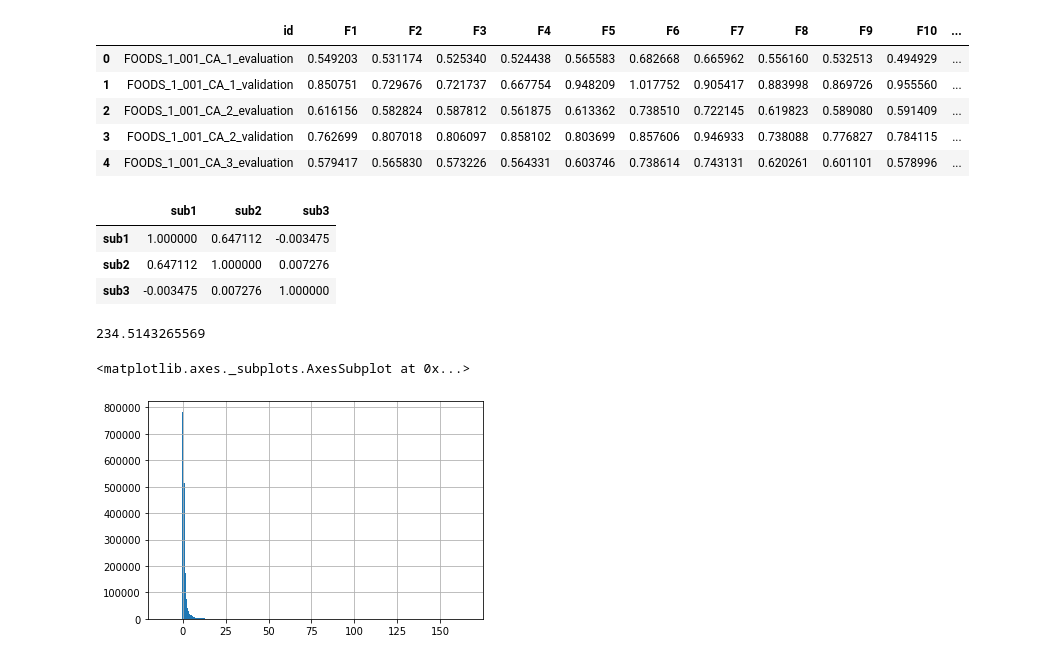
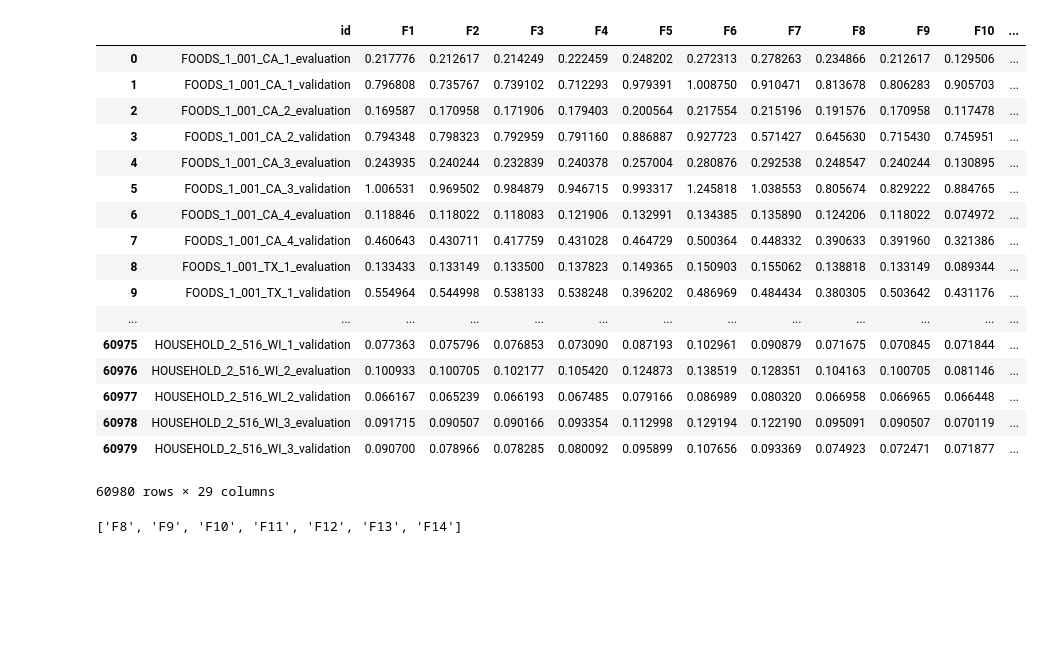
Before and after one commit to MitsuruFujiwara/M5-Forecasting-Accuracy, a Jupyter notebook: src/903_blending.ipynb, the cells around one changed output. Cells and saved outputs as stored; diff of their text form; code cells hidden in the pictures; blank space fills up the shorter version.

```diff
--- a/src/903_blending.ipynb
+++ b/src/903_blending.ipynb
@@ -6,6 +6,6 @@ pd.set_option('display.max_columns', 100)
 
 %matplotlib inline
 # %%
-sub1 = pd.read_csv('../input/sub_058724.csv',index_col=0)
-sub2 = pd.read_csv('../input/sub_057330.csv',index_col=0)
-sub3 = pd.read_csv('../input/sub_060016.csv',index_col=0)
+sub1 = pd.read_csv('../input/sub_058724.csv')
+sub2 = pd.read_csv('../input/sub_057330.csv')
+sub3 = pd.read_csv('../input/sub_060016.csv')
@@ -14,10 +11,0 @@ sub = 0.5*sub1 + 0.5*sub2
-# %%
-sub.reset_index(inplace=True)
-sub.head()
-# %% [output]
-|  | id | F1 | F2 | F3 | F4 | F5 | F6 | F7 | F8 | F9 | F10 | ... |
-| 0 | FOODS_1_001_CA_1_evaluation | 0.549203 | 0.531174 | 0.525340 | 0.524438 | 0.565583 | 0.682668 | 0.665962 | 0.556160 | 0.532513 | 0.494929 | ... |
-| 1 | FOODS_1_001_CA_1_validation | 0.850751 | 0.729676 | 0.721737 | 0.667754 | 0.948209 | 1.017752 | 0.905417 | 0.883998 | 0.869726 | 0.955560 | ... |
-| 2 | FOODS_1_001_CA_2_evaluation | 0.616156 | 0.582824 | 0.587812 | 0.561875 | 0.613362 | 0.738510 | 0.722145 | 0.619823 | 0.589080 | 0.591409 | ... |
-| 3 | FOODS_1_001_CA_2_validation | 0.762699 | 0.807018 | 0.806097 | 0.858102 | 0.803699 | 0.857606 | 0.946933 | 0.738088 | 0.776827 | 0.784115 | ... |
-| 4 | FOODS_1_001_CA_3_evaluation | 0.579417 | 0.565830 | 0.573226 | 0.564331 | 0.603746 | 0.738614 | 0.743131 | 0.620261 | 0.601101 | 0.578996 | ... |
@@ -26,4 +11,0 @@ sub.to_csv('../output/sub_blend.csv',index=False)
-# %%
-sub1=pd.melt(sub1,value_name='sub1')
-sub2=pd.melt(sub2,value_name='sub2')
-sub3=pd.melt(sub3,value_name='sub3')
@@ -32,16 +12,25 @@ sub = pd.concat([sub1,sub2,sub3],axis=1)
-# %%
-sub[['sub1','sub2','sub3']].corr()
-# %% [output]
-|  | sub1 | sub2 | sub3 |
-| sub1 | 1.000000 | 0.647112 | -0.003475 |
-| sub2 | 0.647112 | 1.000000 | 0.007276 |
-| sub3 | -0.003475 | 0.007276 | 1.000000 |
 # %%
-sub1.sub1.max()
+sub1
 # %% [output]
+|  | id | F1 | F2 | F3 | F4 | F5 | F6 | F7 | F8 | F9 | F10 | ... |
+| 0 | FOODS_1_001_CA_1_evaluation | 0.217776 | 0.212617 | 0.214249 | 0.222459 | 0.248202 | 0.272313 | 0.278263 | 0.234866 | 0.212617 | 0.129506 | ... |
+| 1 | FOODS_1_001_CA_1_validation | 0.796808 | 0.735767 | 0.739102 | 0.712293 | 0.979391 | 1.008750 | 0.910471 | 0.813678 | 0.806283 | 0.905703 | ... |
+| 2 | FOODS_1_001_CA_2_evaluation | 0.169587 | 0.170958 | 0.171906 | 0.179403 | 0.200564 | 0.217554 | 0.215196 | 0.191576 | 0.170958 | 0.117478 | ... |
+| 3 | FOODS_1_001_CA_2_validation | 0.794348 | 0.798323 | 0.792959 | 0.791160 | 0.886887 | 0.927723 | 0.571427 | 0.645630 | 0.715430 | 0.745951 | ... |
+| 4 | FOODS_1_001_CA_3_evaluation | 0.243935 | 0.240244 | 0.232839 | 0.240378 | 0.257004 | 0.280876 | 0.292538 | 0.248547 | 0.240244 | 0.130895 | ... |
+| 5 | FOODS_1_001_CA_3_validation | 1.006531 | 0.969502 | 0.984879 | 0.946715 | 0.993317 | 1.245818 | 1.038553 | 0.805674 | 0.829222 | 0.884765 | ... |
+| 6 | FOODS_1_001_CA_4_evaluation | 0.118846 | 0.118022 | 0.118083 | 0.121906 | 0.132991 | 0.134385 | 0.135890 | 0.124206 | 0.118022 | 0.074972 | ... |
+| 7 | FOODS_1_001_CA_4_validation | 0.460643 | 0.430711 | 0.417759 | 0.431028 | 0.464729 | 0.500364 | 0.448332 | 0.390633 | 0.391960 | 0.321386 | ... |
+| 8 | FOODS_1_001_TX_1_evaluation | 0.133433 | 0.133149 | 0.133500 | 0.137823 | 0.149365 | 0.150903 | 0.155062 | 0.138818 | 0.133149 | 0.089344 | ... |
+| 9 | FOODS_1_001_TX_1_validation | 0.554964 | 0.544998 | 0.538133 | 0.538248 | 0.396202 | 0.486969 | 0.484434 | 0.380305 | 0.503642 | 0.431176 | ... |
+| ... | ... | ... | ... | ... | ... | ... | ... | ... | ... | ... | ... | ... |
+| 60975 | HOUSEHOLD_2_516_WI_1_validation | 0.077363 | 0.075796 | 0.076853 | 0.073090 | 0.087193 | 0.102961 | 0.090879 | 0.071675 | 0.070845 | 0.071844 | ... |
+| 60976 | HOUSEHOLD_2_516_WI_2_evaluation | 0.100933 | 0.100705 | 0.102177 | 0.105420 | 0.124873 | 0.138519 | 0.128351 | 0.104163 | 0.100705 | 0.081146 | ... |
+| 60977 | HOUSEHOLD_2_516_WI_2_validation | 0.066167 | 0.065239 | 0.066193 | 0.067485 | 0.079166 | 0.086989 | 0.080320 | 0.066958 | 0.066965 | 0.066448 | ... |
+| 60978 | HOUSEHOLD_2_516_WI_3_evaluation | 0.091715 | 0.090507 | 0.090166 | 0.093354 | 0.112998 | 0.129194 | 0.122190 | 0.095091 | 0.090507 | 0.070119 | ... |
+| 60979 | HOUSEHOLD_2_516_WI_3_validation | 0.090700 | 0.078966 | 0.078285 | 0.080092 | 0.095899 | 0.107656 | 0.093369 | 0.074923 | 0.072471 | 0.071877 | ... |
-234.5143265569
+60980 rows × 29 columns
-# %%
-sub3.sub3.hist(bins=255)
-# %% [output]
-<matplotlib.axes._subplots.AxesSubplot at 0x...>
-[figure, removed]
+# %%
+[f'F{i+1}' for i in range(7,14)]
+# %% [output]
+['F8', 'F9', 'F10', 'F11', 'F12', 'F13', 'F14']
```
Also changed, not shown: parts of 8 cells of this notebook, 51 other files.
